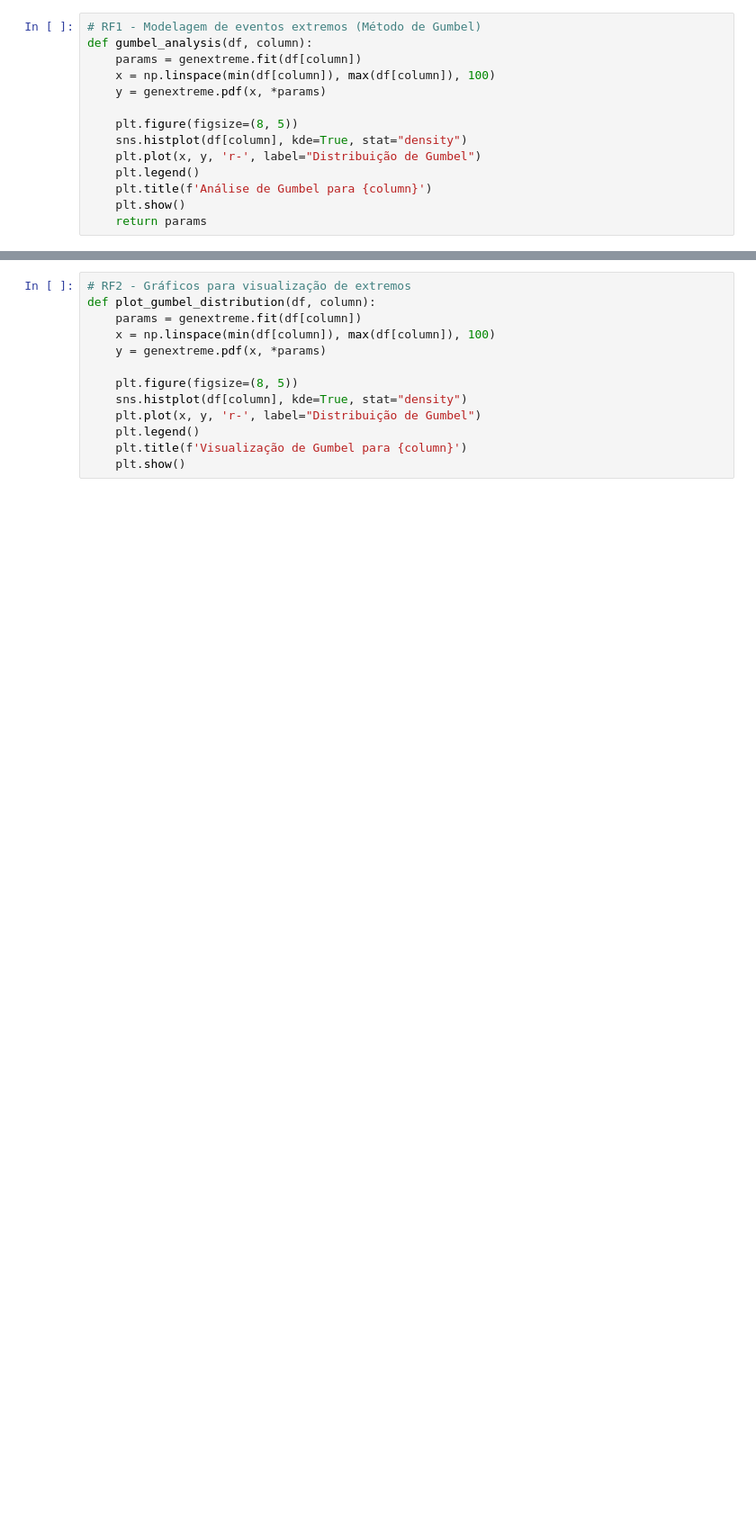
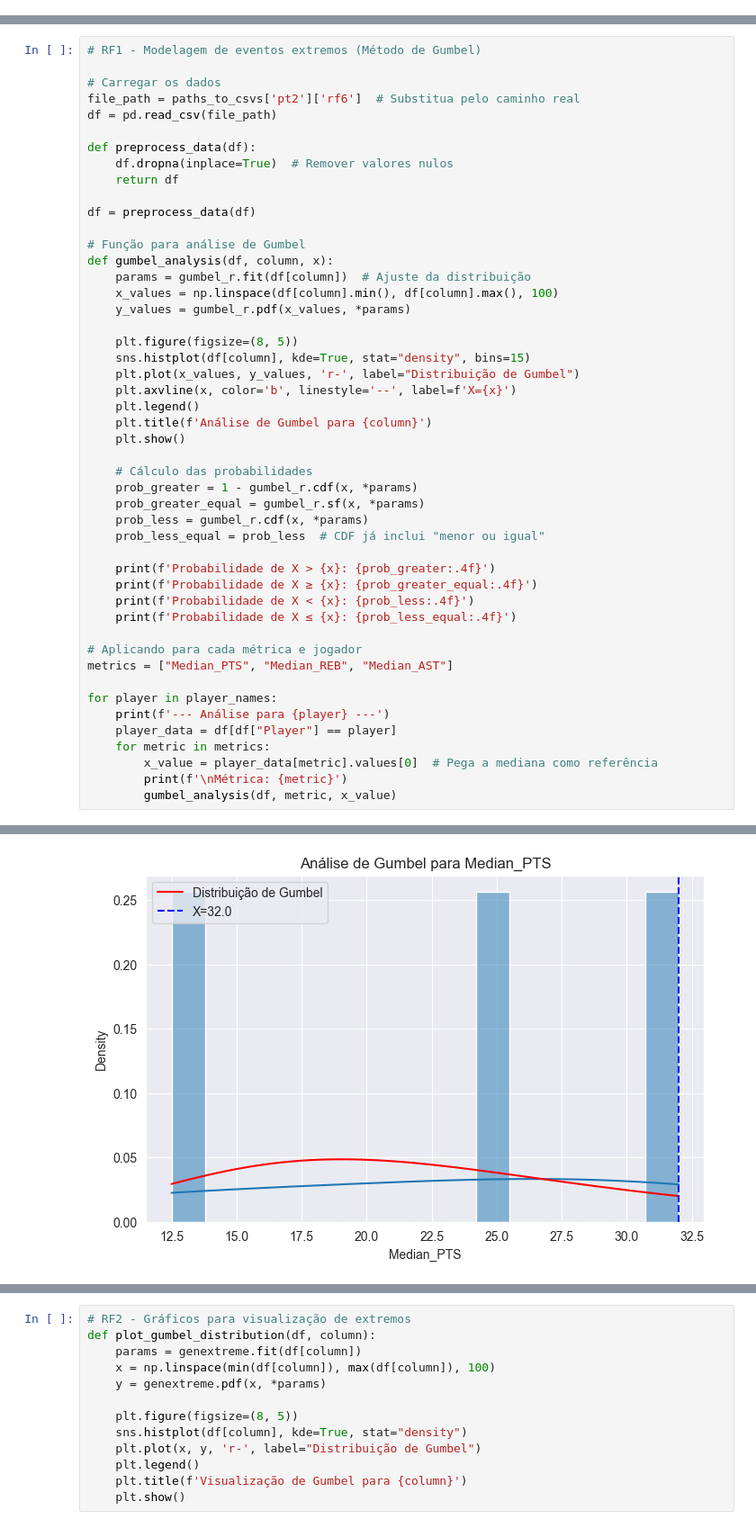
Before and after one commit to DavyEugenio/FCD_Projeto_Back, a Jupyter notebook: Parte 3/PROJETO_CD_PT3.ipynb, the cells around one changed output, grey strips where cells are left out. Shown at 90% size. Drawn from its saved outputs; the diff is of its cells as text; blank space fills up the shorter version.

Commit message:
Alterações para começar a parte 3.

```diff
--- a/Parte 3/PROJETO_CD_PT3.ipynb
+++ b/Parte 3/PROJETO_CD_PT3.ipynb
@@ -16,14 +13,0 @@ def preprocess_data(df):
-# %%
-# RF1 - Modelagem de eventos extremos (Método de Gumbel)
-def gumbel_analysis(df, column):
-    params = genextreme.fit(df[column])
-    x = np.linspace(min(df[column]), max(df[column]), 100)
-    y = genextreme.pdf(x, *params)
-
-    plt.figure(figsize=(8, 5))
-    sns.histplot(df[column], kde=True, stat="density")
-    plt.plot(x, y, 'r-', label="Distribuição de Gumbel")
-    plt.legend()
-    plt.title(f'Análise de Gumbel para {column}')
-    plt.show()
-    return params
@@ -29,0 +57,49 @@ def gumbel_analysis(df, column):
+# %%
+# RF1 - Modelagem de eventos extremos (Método de Gumbel)
+
+# Carregar os dados
+file_path = paths_to_csvs['pt2']['rf6']  # Substitua pelo caminho real
+df = pd.read_csv(file_path)
+
+def preprocess_data(df):
+    df.dropna(inplace=True)  # Remover valores nulos
+    return df
+
+df = preprocess_data(df)
+
+# Função para análise de Gumbel
+def gumbel_analysis(df, column, x):
+    params = gumbel_r.fit(df[column])  # Ajuste da distribuição
+    x_values = np.linspace(df[column].min(), df[column].max(), 100)
+    y_values = gumbel_r.pdf(x_values, *params)
+
+    plt.figure(figsize=(8, 5))
+    sns.histplot(df[column], kde=True, stat="density", bins=15)
+    plt.plot(x_values, y_values, 'r-', label="Distribuição de Gumbel")
+    plt.axvline(x, color='b', linestyle='--', label=f'X={x}')
+    plt.legend()
+    plt.title(f'Análise de Gumbel para {column}')
+    plt.show()
+
+    # Cálculo das probabilidades
+    prob_greater = 1 - gumbel_r.cdf(x, *params)
+    prob_greater_equal = gumbel_r.sf(x, *params)
+    prob_less = gumbel_r.cdf(x, *params)
+    prob_less_equal = prob_less  # CDF já inclui "menor ou igual"
+
+    print(f'Probabilidade de X > {x}: {prob_greater:.4f}')
+    print(f'Probabilidade de X ≥ {x}: {prob_greater_equal:.4f}')
+    print(f'Probabilidade de X < {x}: {prob_less:.4f}')
+    print(f'Probabilidade de X ≤ {x}: {prob_less_equal:.4f}')
+
+# Aplicando para cada métrica e jogador
+metrics = ["Median_PTS", "Median_REB", "Median_AST"]
+
+for player in player_names:
+    print(f'--- Análise para {player} ---')
+    player_data = df[df["Player"] == player]
+    for metric in metrics:
+        x_value = player_data[metric].values[0]  # Pega a mediana como referência
+        print(f'\nMétrica: {metric}')
+        gumbel_analysis(df, metric, x_value)
+# %% [output]
@@ -29,0 +109 @@ def gumbel_analysis(df, column):
+[figure, added]
```
Also changed, not shown: parts of 5 cells of this notebook, 3 other files.
